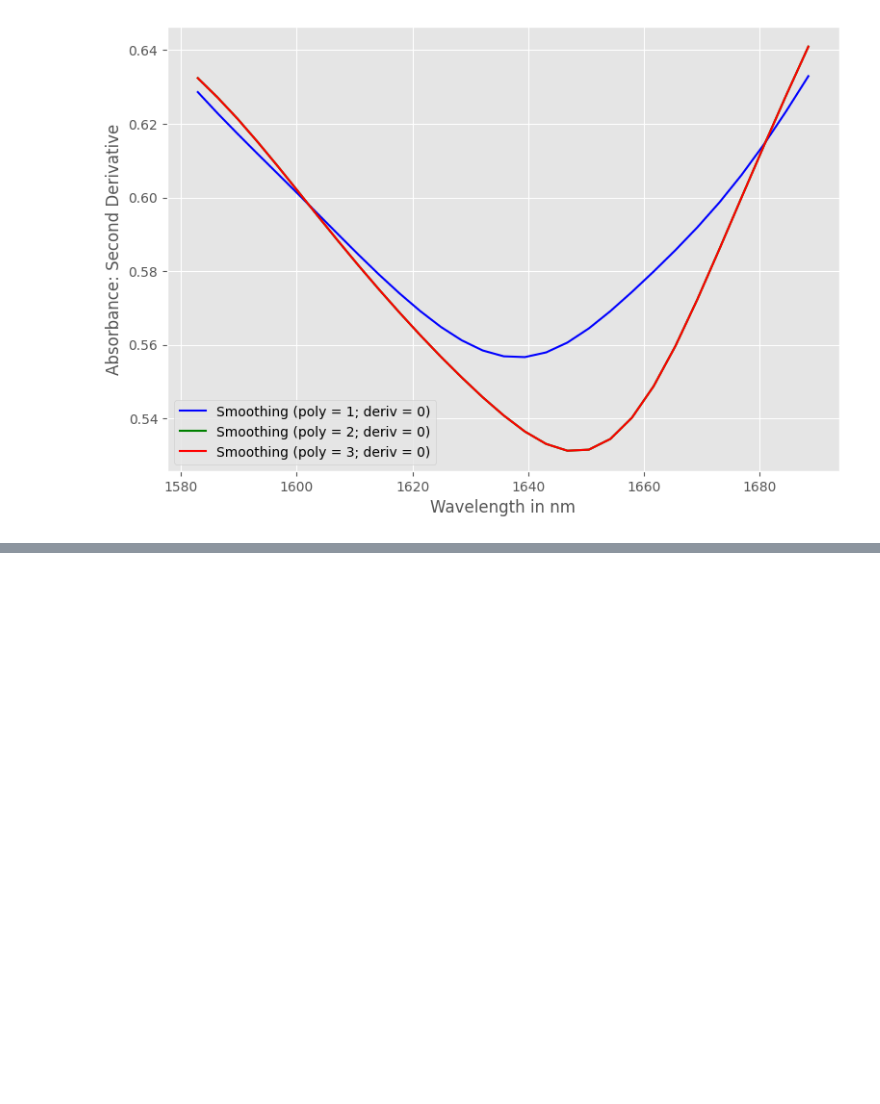
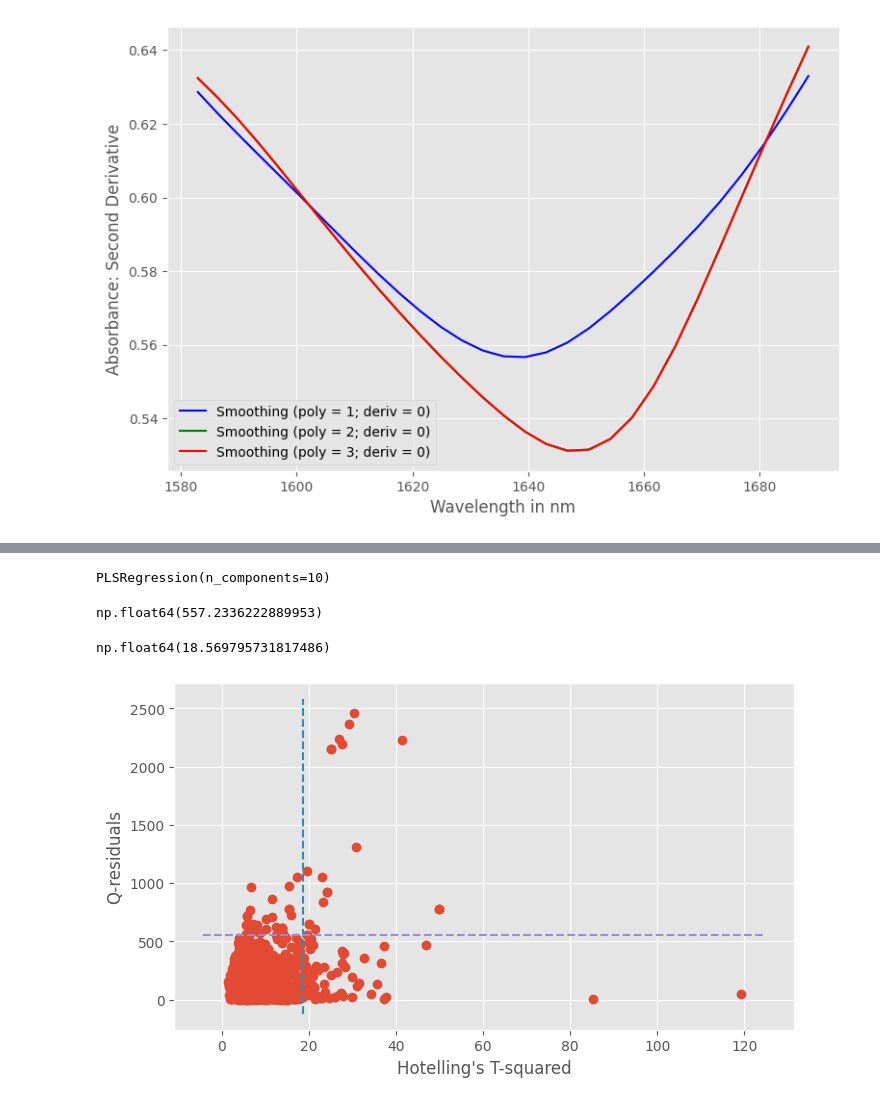
Before and after one commit to alcatraz47/nir_rnd, a Jupyter notebook: dev/eda.ipynb, the cells around one changed output, grey strips where cells are left out. Drawn from its saved outputs; the diff is of its cells as text; code cells hidden in the pictures; blank space fills up the shorter version.

```diff
--- a/dev/eda.ipynb
+++ b/dev/eda.ipynb
@@ -289,0 +293,71 @@ so, polyorder 2 can be chosen for well explainability. with window size = 11
+# %%
+# using pls with pre-defined components to finding out the
+# useful feature that is going to be used and extracting out the
+# outliers. as the data size is quite big, using pls components
+# of 10 and onwards
+
+X = df.values[:, 1:]
+Y = df.values[:, 0]
+n_components = 10
+
+# smoothing
+X_smoothed = savgol_filter(X[:, 80:257], window_length=21, polyorder=2, deriv=0)
+
+pls = PLSRegression(n_components=n_components)
+pls.fit(X_smoothed, Y)
+# %% [output]
+PLSRegression(n_components=10)
+# %%
+# to find out score matrix T is being calculated
+# then loading matrix from pls
+# after that error matrix is being calculated
+# two scatter technique is used so the equation
+# is X = T (dot) P^T + E
+T_matrix = pls.x_scores_
+P_matrix = pls.x_loadings_
+E_matrix = X_smoothed - np.dot(T_matrix, P_matrix.T)
+
+# now to derive Q-residuals
+Q_res = np.sum(E_matrix ** 2, axis=1)
+
+# to calculate the useful data points T-squared needed
+T_matrix_squared = np.sum((T_matrix / np.std(T_matrix, axis=0))**2, axis=1)
+# %%
+# calculating from T_matrix_squared to Hotelling's T-squared
+# which is distributed according to F-distribution
+# a library is getting used as mathematical explanation for me
+# is kind of not cleared here
+
+conf_interval = 0.95
+
+T_matrix_squared_conf =  f.ppf(
+    q=conf_interval,
+    dfn=n_components,
+    dfd=(X_smoothed.shape[0]-n_components))*n_components*(X_smoothed.shape[0]-1)/(X_smoothed.shape[0]-n_components)
+
+# estimation of the confidence level for the Q-res
+i = np.max(Q_res)+1
+while 1-np.sum(Q_res>i)/np.sum(Q_res>0)> conf_interval:
+    i -= 1
+Q_conf = i
+# %%
+Q_conf
+# %% [output]
+np.float64(557.2336222889953)
+# %%
+T_matrix_squared_conf
+# %% [output]
+np.float64(18.569795731817486)
+# %%
+# plotting
+ax = plt.figure(figsize=(8, 4.5))
+with plt.style.context("ggplot"):
+    plt.plot(T_matrix_squared, Q_res, "o")
+    plt.plot([T_matrix_squared_conf, T_matrix_squared_conf], [plt.axis()[2], plt.axis()[3]], "--")
+    plt.plot([plt.axis()[0], plt.axis()[1]], [Q_conf, Q_conf], "--")
+
+    plt.xlabel("Hotelling's T-squared")
+    plt.ylabel("Q-residuals")
+plt.show()
+# %% [output]
+[figure, added]
```
Also changed, not shown: parts of 18 cells of this notebook, 13 other files.
